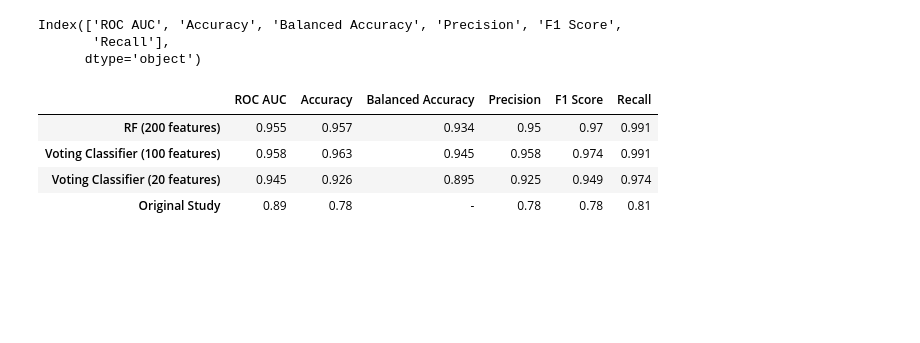
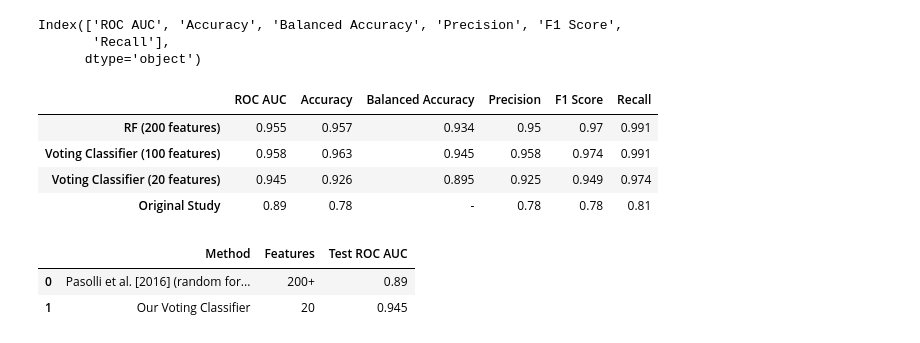
Before and after one commit to wvirany/microbiome, a Jupyter notebook: microbiome.ipynb, the cells around one changed output. Saved outputs shown, nothing was run; the diff lists cells and outputs as text; code cells hidden in the pictures; blank space fills up the shorter version.

```diff
--- a/microbiome.ipynb
+++ b/microbiome.ipynb
@@ -682,3 +682,18 @@ df_results.T
 | Voting Classifier (100 features) | 0.958 | 0.963 | 0.945 | 0.958 | 0.974 | 0.991 |
 | Voting Classifier (20 features) | 0.945 | 0.926 | 0.895 | 0.925 | 0.949 | 0.974 |
 | Original Study | 0.89 | 0.78 | - | 0.78 | 0.78 | 0.81 |
+# %%
+import pandas as pd
+
+data = {
+    'Method': ['Pasolli et al. [2016] (random forest)', 'Our Voting Classifier'],
+    'Features': ['200+', '20'],
+    'Test ROC AUC': [0.890, 0.945]
+}
+
+df = pd.DataFrame.from_dict(data, )
+df
+# %% [output]
+|  | Method | Features | Test ROC AUC |
+| 0 | Pasolli et al. [2016] (random for... | 200+ | 0.89 |
+| 1 | Our Voting Classifier | 20 | 0.945 |
```
